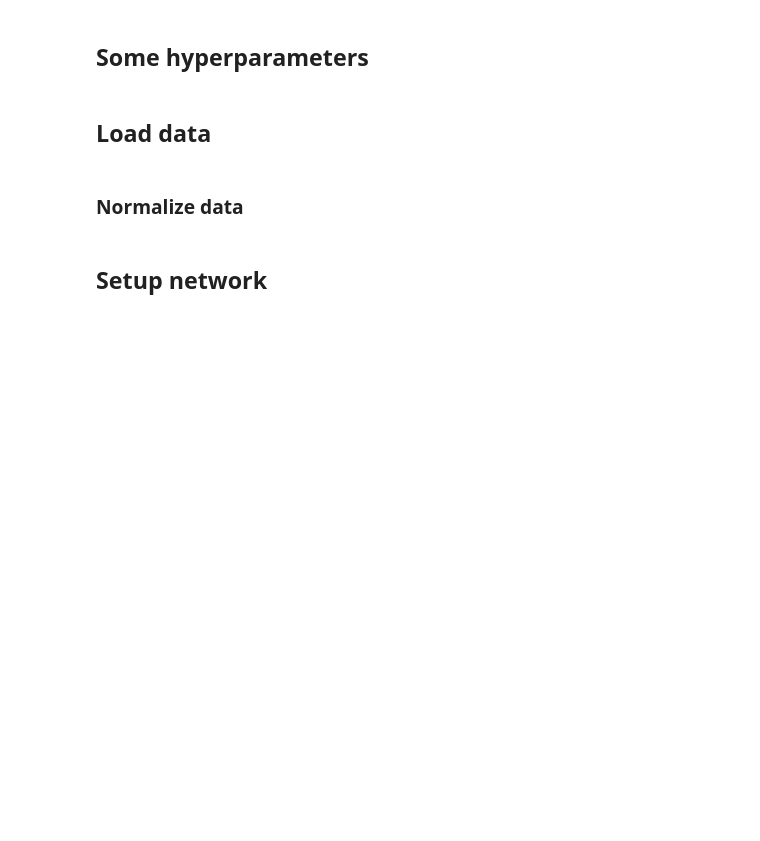
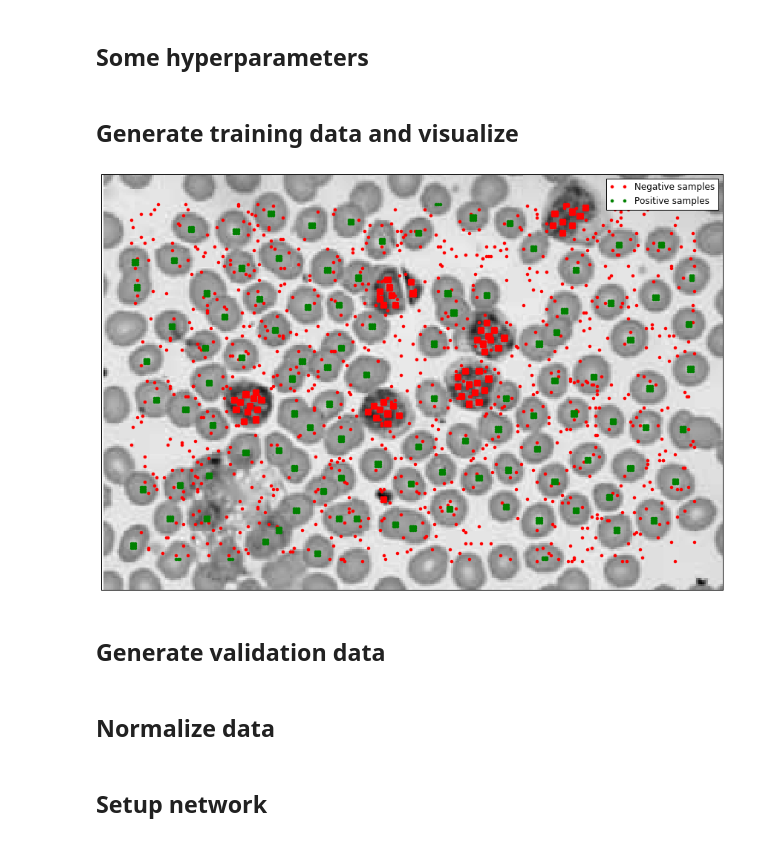
Before and after one commit to johannesu/cnn-cells, a Jupyter notebook: main.ipynb, the cells around one changed output. Drawn from its saved outputs; the diff is of its cells as text; code cells hidden in the pictures; blank space fills up the shorter version.

```diff
--- a/main.ipynb
+++ b/main.ipynb
@@ -22,5 +22,15 @@ from minibatch import iterator as minibatch_iterator
 box_size = 29
 num_epochs = 15
 learning_rate = 0.005
-positive_sample_radius = 2
-negative_sample_radius = 20
+sample_radius = 2
+# %% [markdown]
+## Generate training data and visualize
+# %%
+t_samples, t_labels, t_img = generate_training_data("train",
+                                                box_size = box_size,
+                                                sample_radius = sample_radius,
+                                                enable_plotting = True)
+# %% [output]
+[figure, added]
+# %% [markdown]
+## Generate validation data
@@ -27,2 +41,2 @@ negative_sample_radius = 20
 # %% [markdown]
-## Load data
+## Normalize data
@@ -39,3 +43 @@ v_samples, v_labels, v_img = generate_training_data("validation",
-# %% [markdown]
-### Normalize data
 # %%
```
Also changed, not shown: parts of 9 cells of this notebook, 13 other files.
